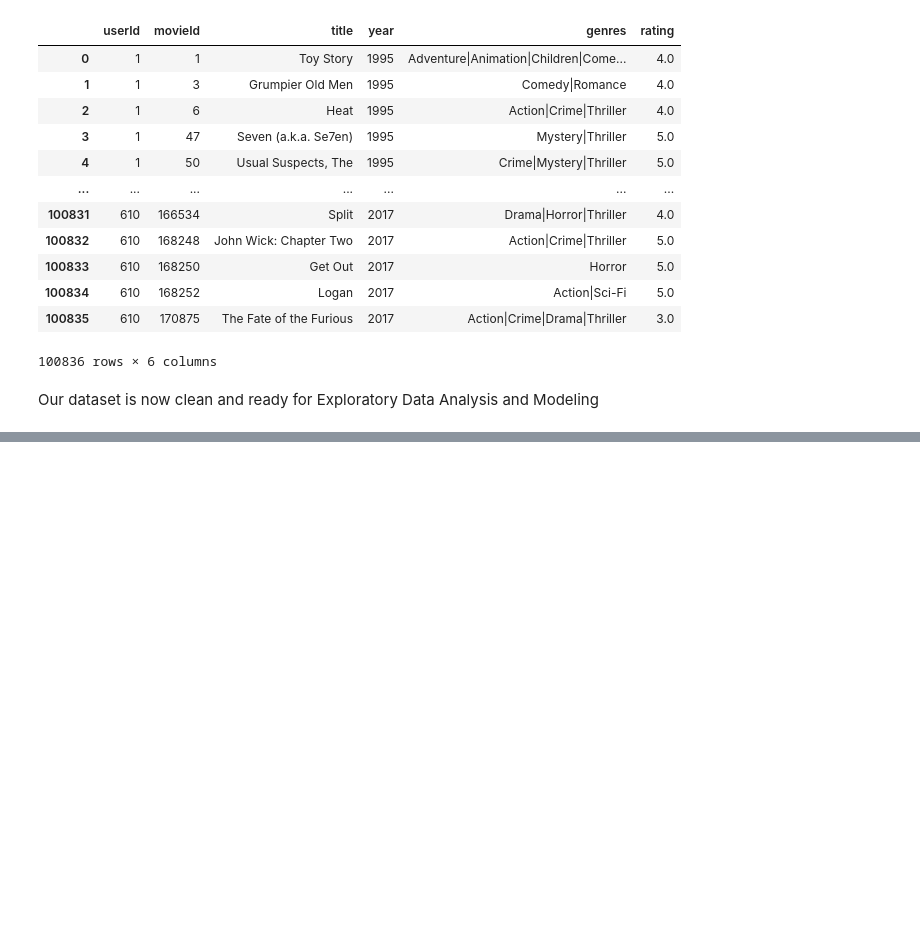
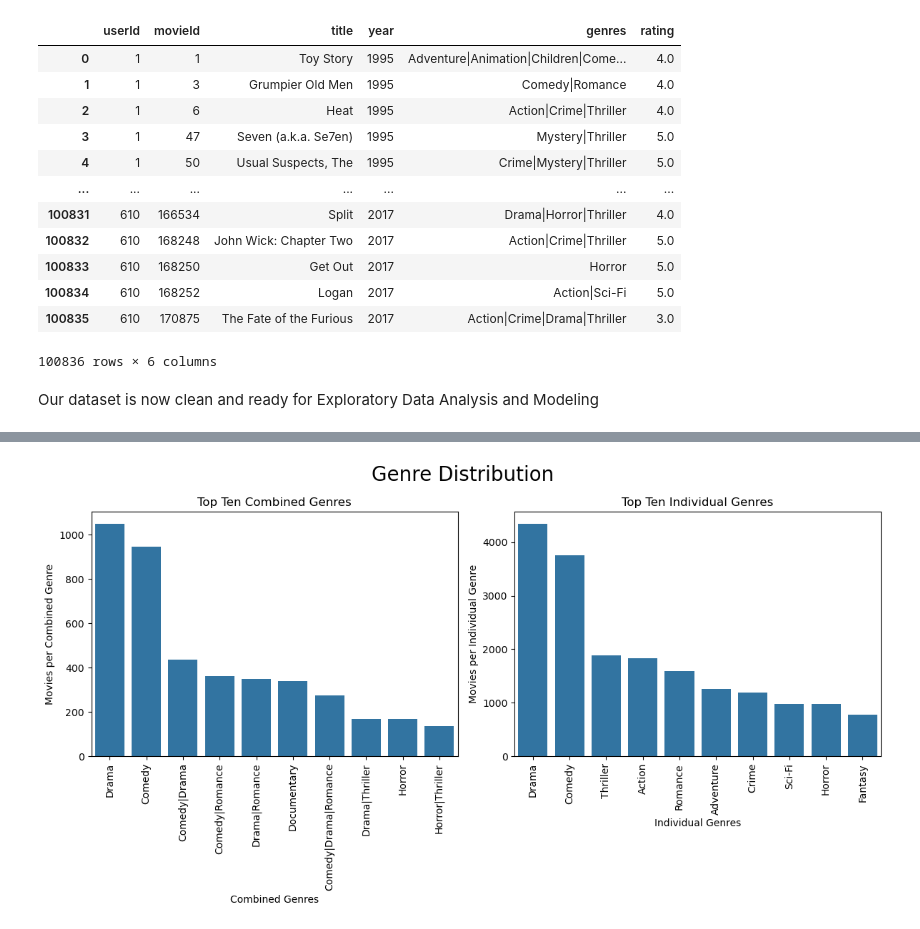
Before and after one commit to M-Nesphory/Movie_Recommendation_System, a Jupyter notebook: recommender_notebook.ipynb, the cells around one changed output, grey strips where cells are left out. Drawn from its saved outputs; the diff is of its cells as text; code cells hidden in the pictures; blank space fills up the shorter version.

```diff
--- a/recommender_notebook.ipynb
+++ b/recommender_notebook.ipynb
@@ -654,0 +685,28 @@ final_df.to_csv("Data/Merged_data.csv", index = False)
+# %%
+#making a copy of the dataset to separate the genres individually
+exploded_df = final_df_copy.copy(deep=True)
+exploded_df['genres'] = exploded_df['genres'].str.split("|")
+exploded_df = exploded_df.explode('genres')
+exploded_df
+
+fig, axis= plt.subplots(ncols=2, figsize=(12,6))
+
+#visualizing the combined genres
+sns.countplot(data=final_df_copy, x='genres', order= final_df_copy['genres'].value_counts().head(10).index,ax=axis[0])
+axis[0].set_title("Top Ten Combined Genres")
+axis[0].set_ylabel('Movies per Combined Genre')
+axis[0].set_xlabel('Combined Genres')
+axis[0].tick_params(axis='x', rotation=90)
+
+#visualizing the individual genres
+sns.barplot(data= exploded_df['genres'].value_counts().head(10),ax=axis[1])
+axis[1].set_title("Top Ten Individual Genres")
+axis[1].set_ylabel('Movies per Individual Genre')
+axis[1].set_xlabel('Individual Genres')
+axis[1].tick_params(axis='x', rotation=90)
+
+plt.tight_layout()
+plt.suptitle("Genre Distribution", fontsize=20, y= 1.05)
+plt.show()
+# %% [output]
+[figure, added]
```
Also changed, not shown: parts of 11 cells of this notebook, 1 other file.
